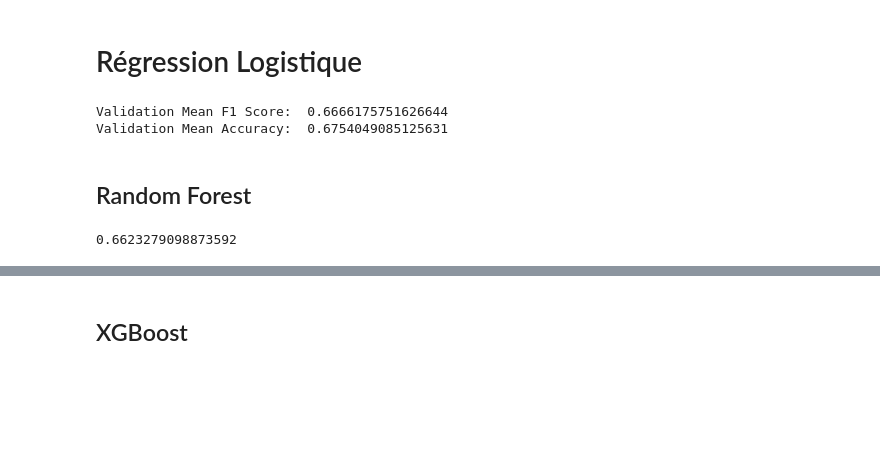
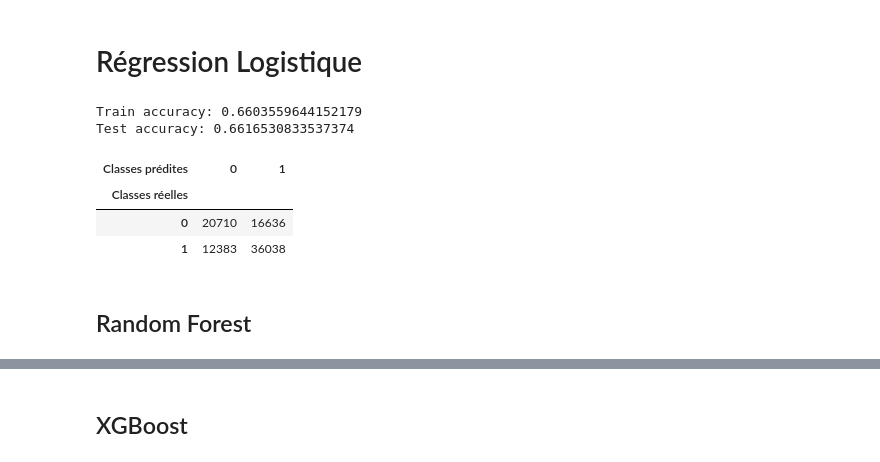
Before and after one commit to DataScientest-Studio/fev24_cds_nba1, a Jupyter notebook: notebooks/6.0-sarah-modelisation-simple.ipynb, the cells around one changed output, grey strips where cells are left out. Drawn from its saved outputs; the diff is of its cells as text; code cells hidden in the pictures; blank space fills up the shorter version.

```diff
--- a/notebooks/6.0-sarah-modelisation-simple.ipynb
+++ b/notebooks/6.0-sarah-modelisation-simple.ipynb
@@ -191,20 +183,23 @@ KeyboardInterrupt:
 # %% [markdown]
 # Régression Logistique
-# %%
-scaler = StandardScaler()
-
-lr = LogisticRegression(solver='liblinear', max_iter=1000)
-
-lr.fit(X_train, y_train)
-
-print("Validation Mean F1 Score: ", cross_val_score(
-    lr, X_train, y_train, cv=5, scoring='f1_macro').mean())
-
-print("Validation Mean Accuracy: ", cross_val_score(
-    lr, X_train, y_train, cv=5, scoring='accuracy').mean())
-# %% [output]
-Validation Mean F1 Score:  0.6666175751626644
-Validation Mean Accuracy:  0.6754049085125631
+# %%
+scaler = StandardScaler()
+
+lr = LogisticRegression(solver='liblinear', max_iter=1000)
+
+lr.fit(X_train_scaled, y_train)
+
+y_pred = lr.predict(X_test_scaled)
+print('Train accuracy:', lr.score(X_train_scaled, y_train))
+print('Test accuracy:', lr.score(X_test_scaled, y_test))
+pd.crosstab(y_test, y_pred, rownames=["Classes réelles"], colnames=["Classes prédites"])
+# %% [output]
+Train accuracy: 0.6603559644152179
+Test accuracy: 0.6616530833537374
+| Classes prédites | 0 | 1 |
+| Classes réelles |  |  |
+| 0 | 20710 | 16636 |
+| 1 | 12383 | 36038 |
 # %%
 n = X_train.shape[1]
 
@@ -247,9 +242,3 @@ plt.xlim(-0.6, 0.8)
 plt.ylim(-0.8, 0.8)
 # %% [markdown]
 ## Random Forest
-# %%
-clf = RandomForestClassifier(n_jobs = -1)
-clf.fit(X_train, y_train)
-clf.score(X_test, y_test)
-# %% [output]
-0.6623279098873592
```
Also changed, not shown: parts of 17 cells of this notebook, 10 other files.
